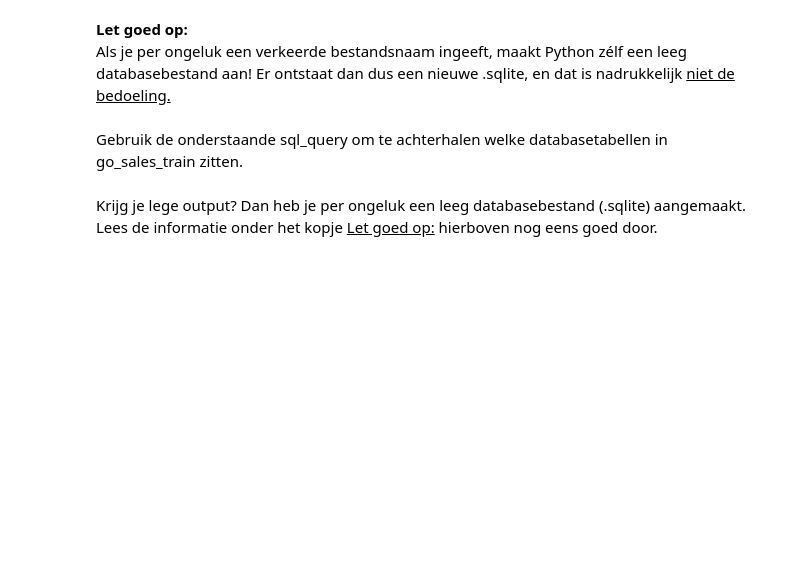
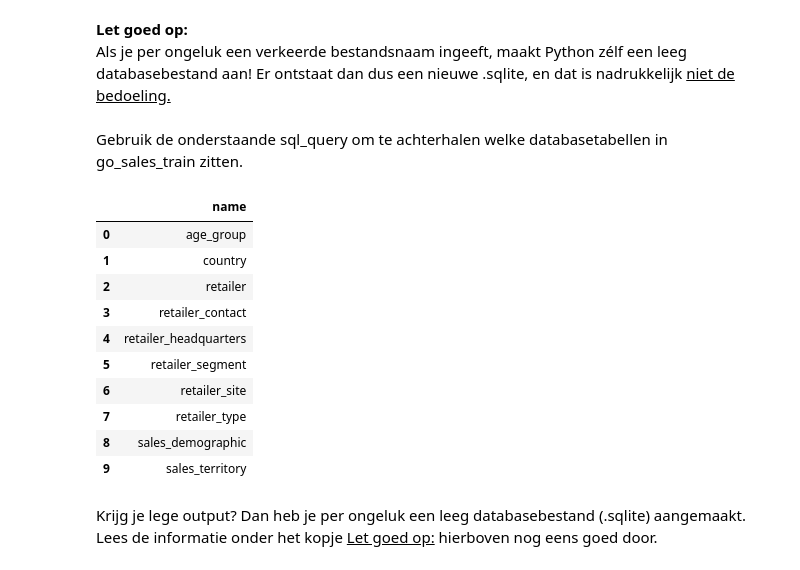
Before and after one commit to ImNeroche/Sem4_Deds, a Jupyter notebook: DEDS_WC_1.1b_Opdrachten.ipynb, the cells around one changed output. Cells and saved outputs as stored; diff of their text form; code cells hidden in the pictures; blank space fills up the shorter version.

```diff
--- a/DEDS_WC_1.1b_Opdrachten.ipynb
+++ b/DEDS_WC_1.1b_Opdrachten.ipynb
@@ -25,0 +23,6 @@ Creëer een databaseconnectie met het bestand go_sales_train.sqlite.
+# %%
+import pandas as pd
+import sqlite3
+
+sales_train = sqlite3.connect("data/raw/go_crm_train.sqlite")
+sales_train
@@ -29,8 +34,20 @@ Als je per ongeluk een verkeerde bestandsnaam ingeeft, maakt Python zélf een le
 # %% [markdown]
 Gebruik de onderstaande sql_query om te achterhalen welke databasetabellen in go_sales_train zitten.
 # %%
-sql_query = "SELECT name FROM sqlite_master WHERE type='table';"
-#Vul dit codeblok verder in
+sql_query = pd.read_sql ("SELECT name FROM sqlite_master WHERE type='table';", sales_train)
+sql_query
+# %% [output]
+|  | name |
+| 0 | age_group |
+| 1 | country |
+| 2 | retailer |
+| 3 | retailer_contact |
+| 4 | retailer_headquarters |
+| 5 | retailer_segment |
+| 6 | retailer_site |
+| 7 | retailer_type |
+| 8 | sales_demographic |
+| 9 | sales_territory |
 # %% [markdown]
 Krijg je lege output? Dan heb je per ongeluk een leeg  databasebestand (.sqlite) aangemaakt.<br>
 Lees de informatie onder het kopje <u>Let goed op:</u> hierboven nog eens goed door.
```
Also changed, not shown: parts of 24 cells of this notebook.
